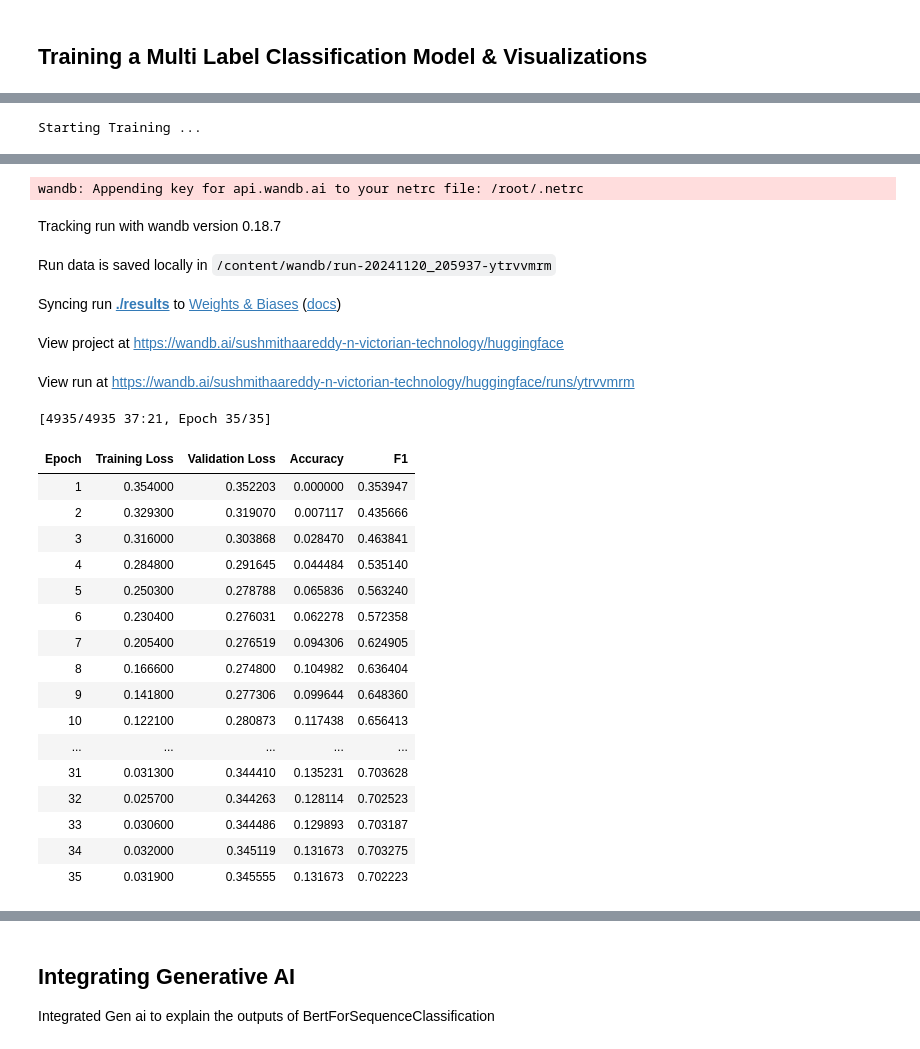
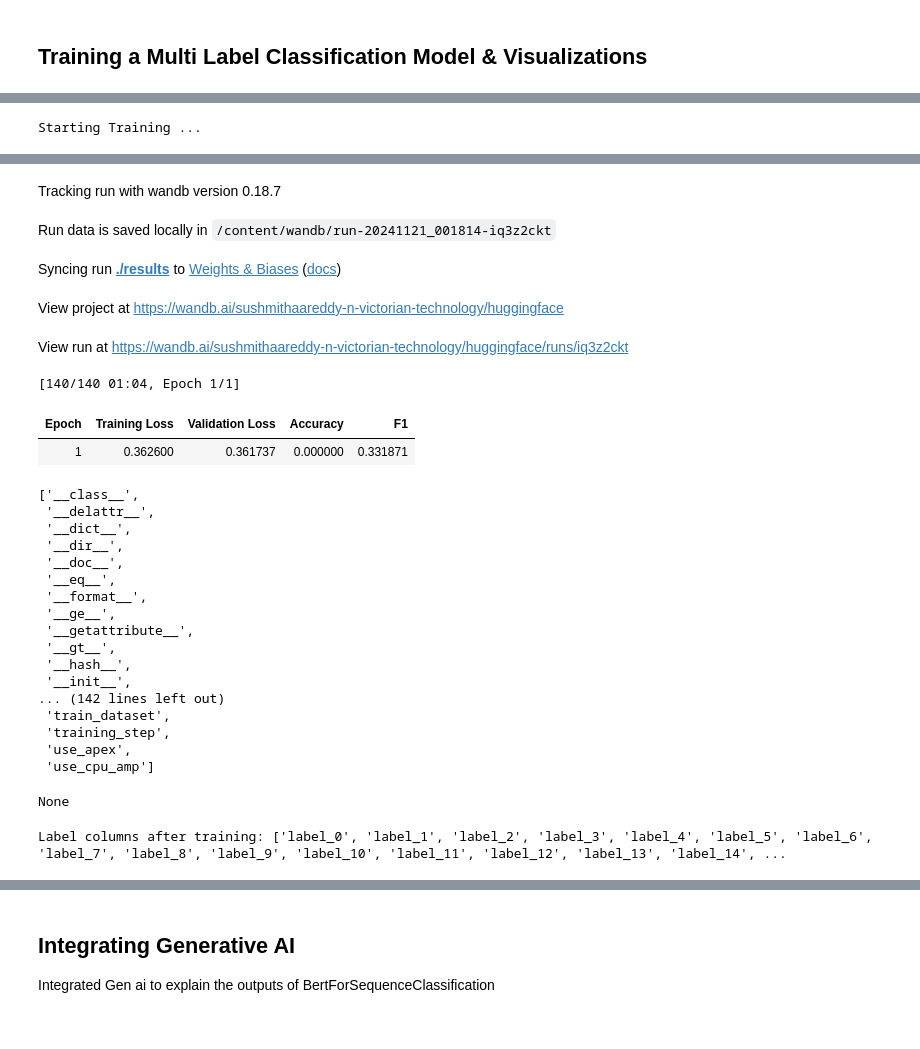
Before and after one commit to gadde5300/Disaster-Management, a Jupyter notebook: Disaster_Management_NLP_new_(1).ipynb, the cells around one changed output, grey strips where cells are left out. Saved outputs shown, nothing was run; the diff lists cells and outputs as text; code cells hidden in the pictures.

```diff
--- a/Disaster_Management_NLP_new_(1).ipynb
+++ b/Disaster_Management_NLP_new_(1).ipynb
@@ -439,0 +256,6 @@ Sample processed text:
+# %%
+labels = y.columns.tolist()
+num=[i for i in range(0,len(labels))]
+dict=dict(zip(labels,num))
+
+label2id=dict
@@ -478,7 +563,7 @@ model = BertForSequenceClassification.from_pretrained("bert-base-uncased", num_l
 
 training_args = TrainingArguments(
     output_dir="./results",
-    num_train_epochs=35,  # Reduced epochs for quick training
+    num_train_epochs=1,  # Reduced epochs for quick training
     per_device_train_batch_size=16,
     evaluation_strategy="epoch",
     save_strategy="epoch",
@@ -519,24 +604,28 @@ wandb: Using wandb-core as the SDK backend.  Please refer to https://wandb.me/wa
-wandb: Appending key for api.wandb.ai to your netrc file: /root/.netrc
 Tracking run with wandb version 0.18.7
-Run data is saved locally in /content/wandb/run-20241120_205937-ytrvvmrm
+Run data is saved locally in /content/wandb/run-20241121_001814-iq3z2ckt
 Syncing run ./results to Weights & Biases (docs)
 View project at https://wandb.ai/sushmithaareddy-n-victorian-technology/huggingface
-View run at https://wandb.ai/sushmithaareddy-n-victorian-technology/huggingface/runs/ytrvvmrm
+View run at https://wandb.ai/sushmithaareddy-n-victorian-technology/huggingface/runs/iq3z2ckt
-[4935/4935 37:21, Epoch 35/35]
+[140/140 01:04, Epoch 1/1]
 | Epoch | Training Loss | Validation Loss | Accuracy | F1 |
-| 1 | 0.354000 | 0.352203 | 0.000000 | 0.353947 |
-| 2 | 0.329300 | 0.319070 | 0.007117 | 0.435666 |
-| 3 | 0.316000 | 0.303868 | 0.028470 | 0.463841 |
-| 4 | 0.284800 | 0.291645 | 0.044484 | 0.535140 |
-| 5 | 0.250300 | 0.278788 | 0.065836 | 0.563240 |
-| 6 | 0.230400 | 0.276031 | 0.062278 | 0.572358 |
-| 7 | 0.205400 | 0.276519 | 0.094306 | 0.624905 |
-| 8 | 0.166600 | 0.274800 | 0.104982 | 0.636404 |
-| 9 | 0.141800 | 0.277306 | 0.099644 | 0.648360 |
-| 10 | 0.122100 | 0.280873 | 0.117438 | 0.656413 |
-| ... | ... | ... | ... | ... |
-| 31 | 0.031300 | 0.344410 | 0.135231 | 0.703628 |
-| 32 | 0.025700 | 0.344263 | 0.128114 | 0.702523 |
-| 33 | 0.030600 | 0.344486 | 0.129893 | 0.703187 |
-| 34 | 0.032000 | 0.345119 | 0.131673 | 0.703275 |
-| 35 | 0.031900 | 0.345555 | 0.131673 | 0.702223 |
+| 1 | 0.362600 | 0.361737 | 0.000000 | 0.331871 |
+# %%
+dir(trainer)
+# %% [output]
+['__class__',
+ '__delattr__',
+ '__dict__',
+ '__dir__',
+ '__doc__',
+ '__eq__',
+ '__format__',
+ '__ge__',
+ '__getattribute__',
+ '__gt__',
+ '__hash__',
+ '__init__',
+... (142 lines left out)
+ 'train_dataset',
+ 'training_step',
+ 'use_apex',
+ 'use_cpu_amp']
@@ -543,3 +635,21 @@ View run at https://wandb.ai/sushmithaareddy-n-victorian-technology/huggingface/
+# %%
+print(x)
+# %% [output]
+None
+# %%
+# Load the trained model
+from transformers import BertForSequenceClassification
+
+# Load the model from the saved path
+model_path = "disaster_response_bert_model"
+model = BertForSequenceClassification.from_pretrained(model_path)
+
+# Get the number of labels again
+num_labels = model.config.num_labels
+label_columns = [f"label_{i}" for i in range(num_labels)]
+print("Label columns after training:", label_columns)
+# %% [output]
+Label columns after training: ['label_0', 'label_1', 'label_2', 'label_3', 'label_4', 'label_5', 'label_6', 'label_7', 'label_8', 'label_9', 'label_10', 'label_11', 'label_12', 'label_13', 'label_14', ...
 # %%
 # Step 6: Evaluate the Classification Model
 predictions = trainer.predict(test_dataset)
```
Also changed, not shown: parts of 14 cells of this notebook, 1 other file.
